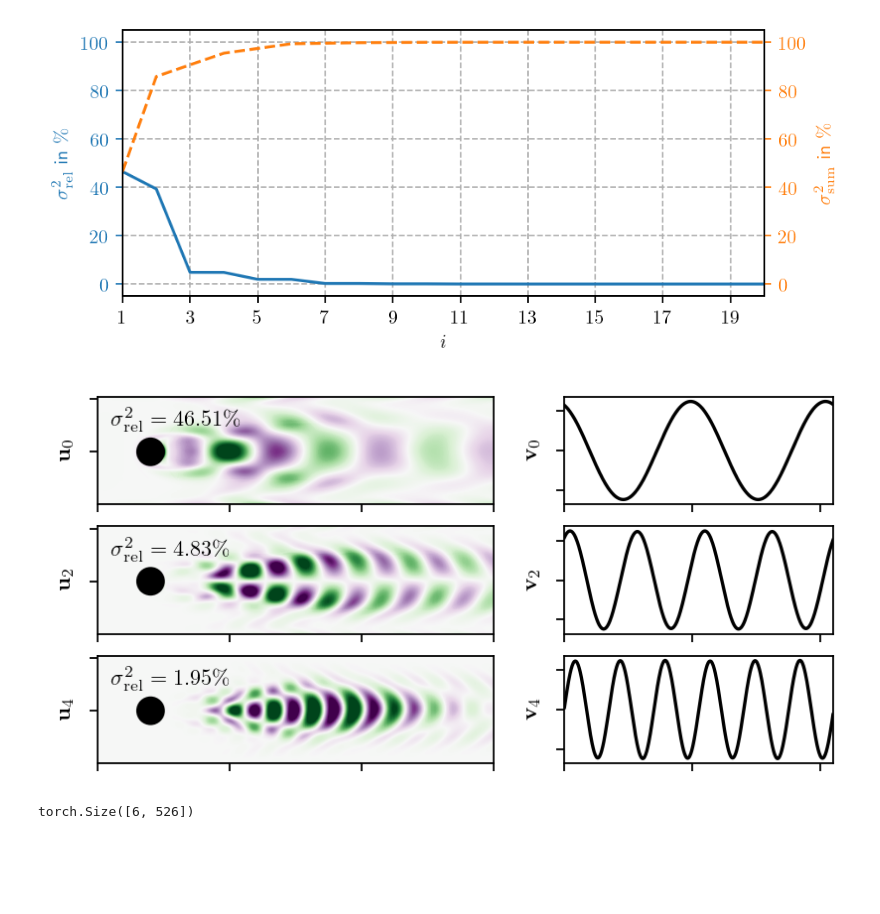
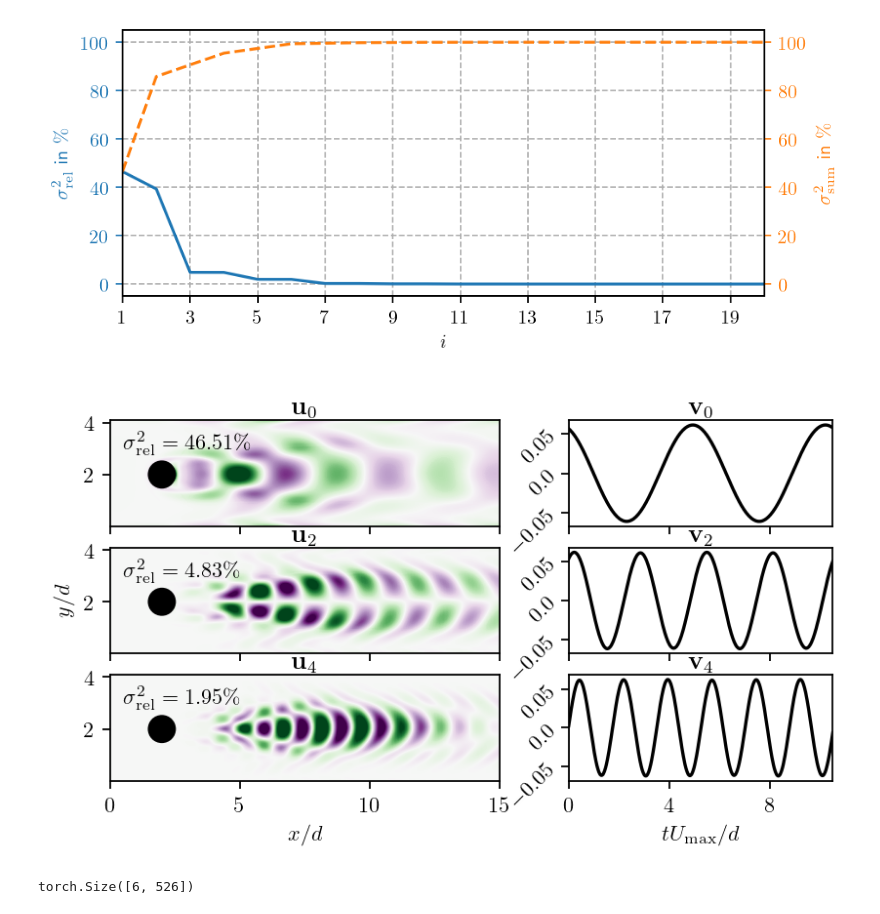
Before and after one commit to AndreWeiner/dmd_denoising_stab, a Jupyter notebook: cylinder.ipynb, the cells around one changed output. Drawn from its saved outputs; the diff is of its cells as text; code cells hidden in the pictures; blank space fills up the shorter version.

```diff
--- a/cylinder.ipynb
+++ b/cylinder.ipynb
@@ -100,31 +100,36 @@ plt.show()
 # %%
 def add_contour(ax, field, vmin, vmax, cmap="PRGn"):
     levels = pt.linspace(vmin, vmax, 240)
-    cont = ax.tricontourf(x, y, field, levels=levels, vmin=vmin, vmax=vmax, cmap=cmap, extend="both")
-    ax.add_patch(plt.Circle((0.2, 0.2), 0.05, color='k'))
+    cont = ax.tricontourf(x/L_REF, y/L_REF, field, levels=levels, vmin=vmin, vmax=vmax, cmap=cmap, extend="both")
+    ax.add_patch(plt.Circle((0.2/L_REF, 0.2/L_REF), 0.05/L_REF, color='k'))
     ax.set_aspect("equal", 'box')
-    ax.set_xticklabels([])
-    ax.set_yticklabels([])
-    ax.set_xlim(0, 1.5)
+    ax.set_xlim(0, 1.5/L_REF)
     return cont
 # %%
 n_show = 3
 fix, axarr = plt.subplots(n_show, 2, figsize=(6, n_show*1.0), gridspec_kw={"width_ratios": [3, 2]})
 for i, ii in enumerate(range(0, 2*n_show, 2)):
     add_contour(axarr[i, 0], svd.U[:, ii], -0.025, 0.025)
-    axarr[i, 0].set_ylabel(rf"$\mathbf{{u}}_{ii:1d}$")
+    axarr[i, 0].set_title(rf"$\mathbf{{u}}_{ii:1d}$", pad=3)
     axarr[i, 1].plot(times*U_REF/L_REF, svd.V[:, ii], c="k")
     axarr[i, 1].set_xlim(0, times[-1]*U_REF/L_REF)
-    axarr[i, 1].set_xticks([0.0, 5.0, 10.0])
-    axarr[i, 1].set_yticklabels([])
-    axarr[i, 1].set_ylabel(rf"$\mathbf{{v}}_{ii:1d}$")
+    axarr[i, 1].set_xticks([0, 4, 8])
+    axarr[i, 1].set_yticks([-0.05, 0, 0.05])
+    axarr[i, 1].set_yticklabels([r"$-0.05$", r"$0.0$", r"$0.05$"], rotation=45, x=0.02)
+    axarr[i, 1].set_title(rf"$\mathbf{{v}}_{ii:1d}$", pad=3)
+    axarr[i, 0].text(0.05/L_REF, 0.3/L_REF, rf"$\sigma^2_\mathrm{{rel}}={lam_rel[ii]:1.2f}\%$")
+
+for i in range(n_show-1):
     axarr[i, 0].set_xticklabels([])
     axarr[i, 1].set_xticklabels([])
-    axarr[i, 0].text(0.05, 0.3, rf"$\sigma^2_\mathrm{{rel}}={lam_rel[ii]:1.2f}\%$")
+
+axarr[-1, 0].set_xlabel(r"$x/d$")
+axarr[1, 0].set_ylabel(r"$y/d$")
+axarr[-1, 1].set_xlabel(r"$tU_\mathrm{max}/d$")
 
 plt.savefig(join(output, "top_modes_coeffs.png"), dpi=640, bbox_inches="tight")
 # %% [output]
-[figure, old version]
+[figure, new version]
 # %%
 def apply_noise(dm: pt.Tensor, noise_level: float = 0.0):
     _, N = dm.shape
```
Also changed, not shown: parts of 2 cells of this notebook, 1 other file.
